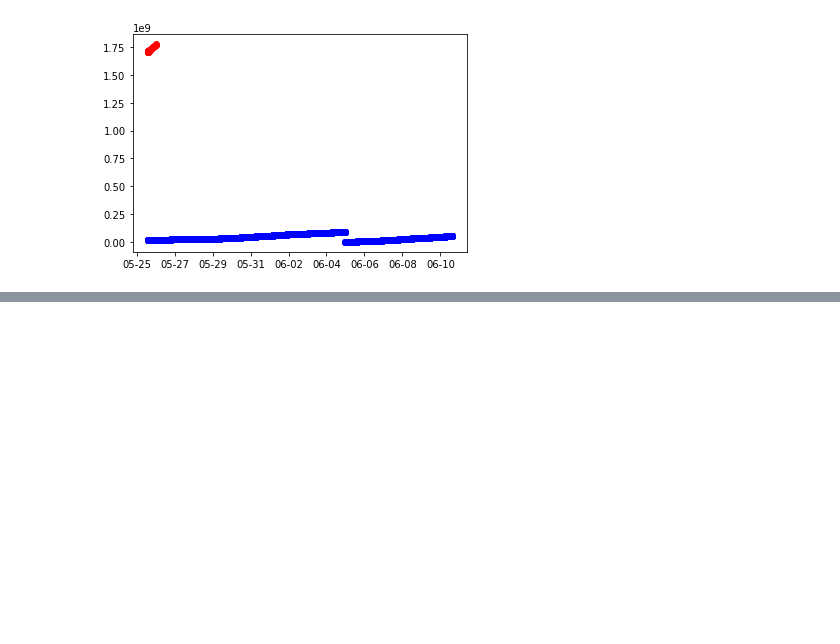
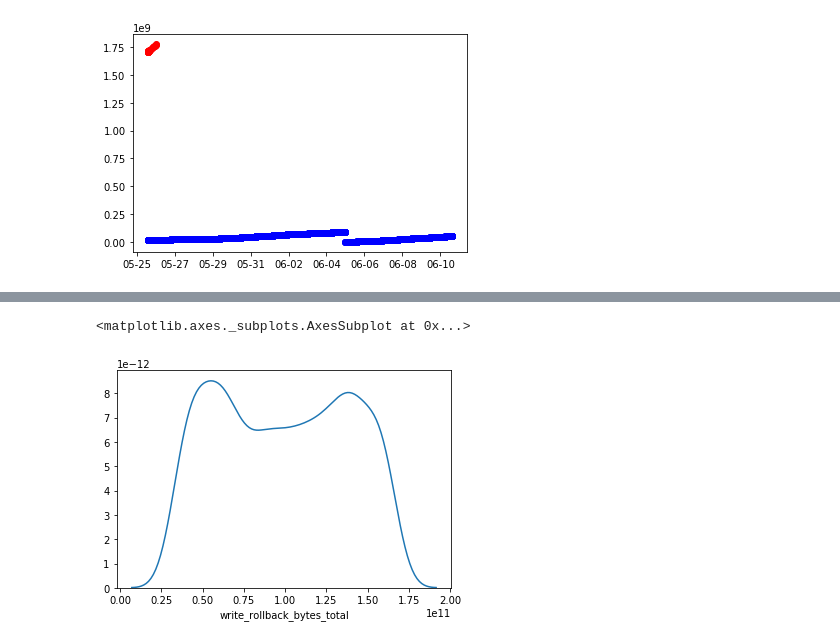
Before and after one commit to TheAviat0r/BC_thesis, a Jupyter notebook: final_thesis.ipynb, the cells around one changed output, grey strips where cells are left out. Drawn from its saved outputs; the diff is of its cells as text; code cells hidden in the pictures; blank space fills up the shorter version.

```diff
--- a/final_thesis.ipynb
+++ b/final_thesis.ipynb
@@ -144,0 +234,5 @@ req_df.shape[0]
+# %%
+sns.distplot(example_node['write_rollback_bytes_total'], hist=False)
+# %% [output]
+<matplotlib.axes._subplots.AxesSubplot at 0x...>
+[figure, added]
```
Also changed, not shown: parts of 14 cells of this notebook, 1 other file.
